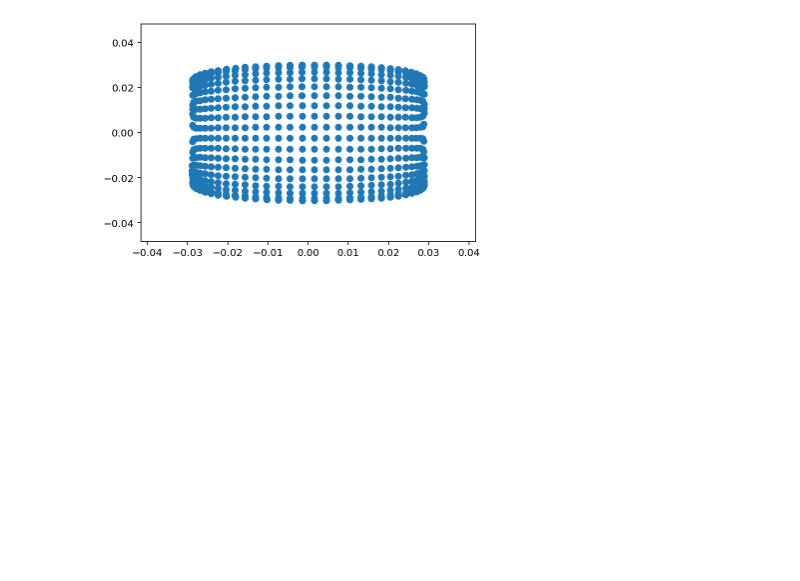
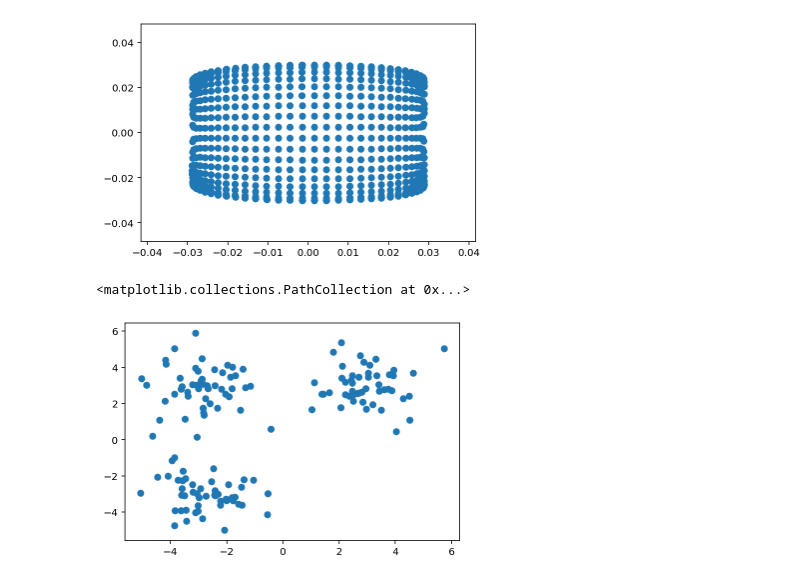
Before and after one commit to jephianlin/math599env, a Jupyter notebook: 1204.ipynb, the cells around one changed output. Saved outputs shown, nothing was run; the diff lists cells and outputs as text; code cells hidden in the pictures; blank space fills up the shorter version.

```diff
--- a/1204.ipynb
+++ b/1204.ipynb
@@ -73,3 +73,14 @@ plt.scatter(X_new[:,0], X_new[:,1])
 # %% [output]
 <matplotlib.collections.PathCollection at 0x...>
 [figure]
+# %%
+### make blobs
+X = np.concatenate([
+        np.array([3,3]) + np.random.randn(50,2),
+        np.array([-3,3]) + np.random.randn(50,2),
+        np.array([-3,-3]) + np.random.randn(50,2),
+    ])
+plt.scatter(X[:,0], X[:,1])
+# %% [output]
+<matplotlib.collections.PathCollection at 0x...>
+[figure, added]
```
Also changed, not shown: parts of 5 cells of this notebook.
